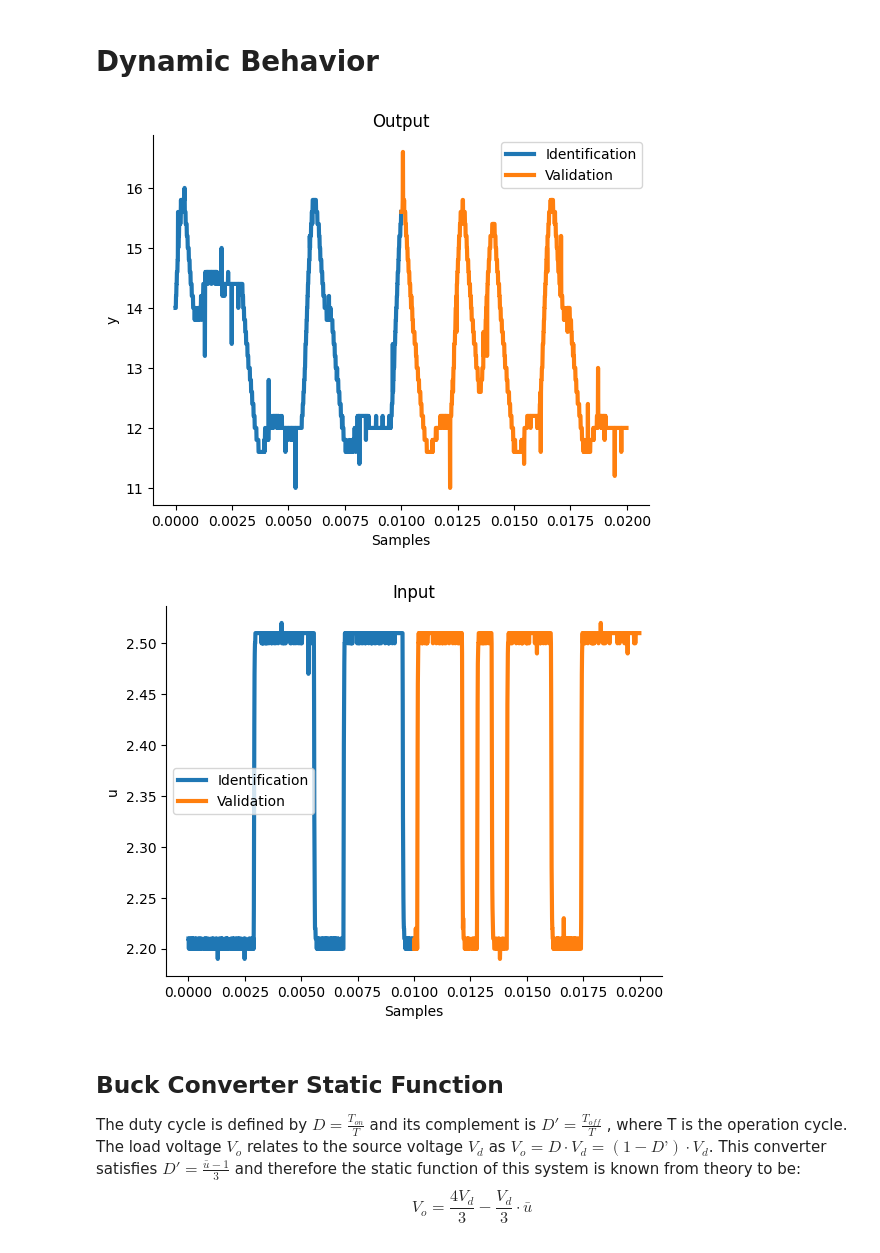
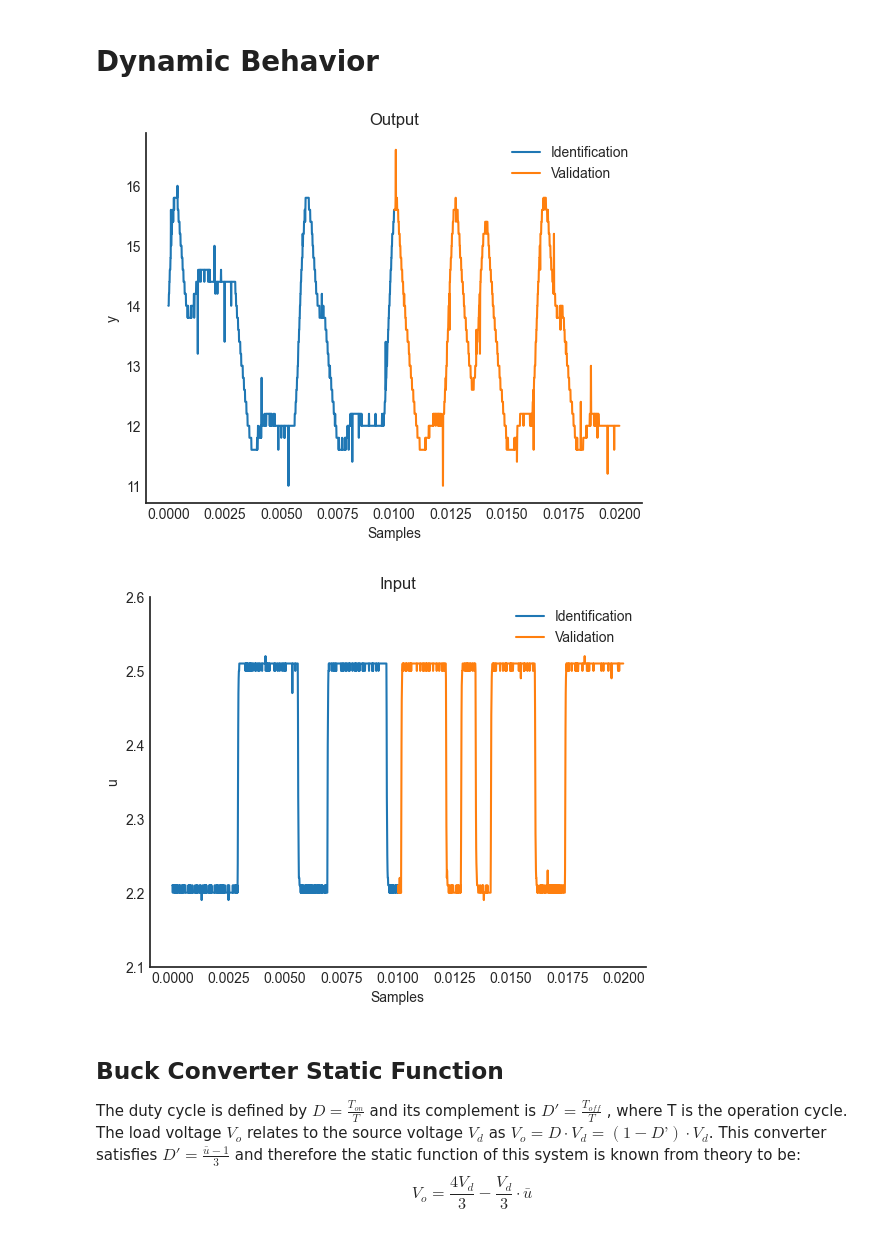
Before and after one commit to GabrielBuenoLeandro/Multiobjetive, a Jupyter notebook: examples/conversor_buck.ipynb, the cells around one changed output. Cells and saved outputs as stored; diff of their text form; code cells hidden in the pictures.

Commit message:
Improving the figures.

```diff
--- a/examples/conversor_buck.ipynb
+++ b/examples/conversor_buck.ipynb
@@ -37,26 +37,27 @@ dados_entrada_val = dados_val[:, 4]
 # Plotting the measured output (identification and validation data)
 plt.figure(1)
 plt.title('Output')
-plt.plot(dados_amostras,dados_saida, label='Identification', linewidth=3)
-plt.plot(dados_amostras_val,dados_saida_val, label='Validation', linewidth=3)
+plt.plot(dados_amostras,dados_saida, label='Identification', linewidth=1.5)
+plt.plot(dados_amostras_val,dados_saida_val, label='Validation', linewidth=1.5)
 plt.xlabel('Samples')
 plt.ylabel('y')
 plt.legend()
 plt.show()
 # %% [output]
-[figure, old version]
+[figure, new version]
 # %%
 # Plotting the measured input(identification and validation data)
 plt.figure(2)
 plt.title('Input')
-plt.plot(dados_amostras, dados_entrada, label='Identification', linewidth=3)
-plt.plot(dados_amostras_val, dados_entrada_val, label='Validation', linewidth=3)
+plt.plot(dados_amostras, dados_entrada, label='Identification', linewidth=1.5)
+plt.plot(dados_amostras_val, dados_entrada_val, label='Validation', linewidth=1.5)
+plt.ylim(2.1, 2.6)
 plt.ylabel('u')
 plt.xlabel('Samples')
 plt.legend()
 plt.show()
 # %% [output]
-[figure, old version]
+[figure, new version]
 # %% [markdown]
 ## Buck Converter Static Function
 
```
Also changed, not shown: parts of 10 cells of this notebook, 1 other file.
